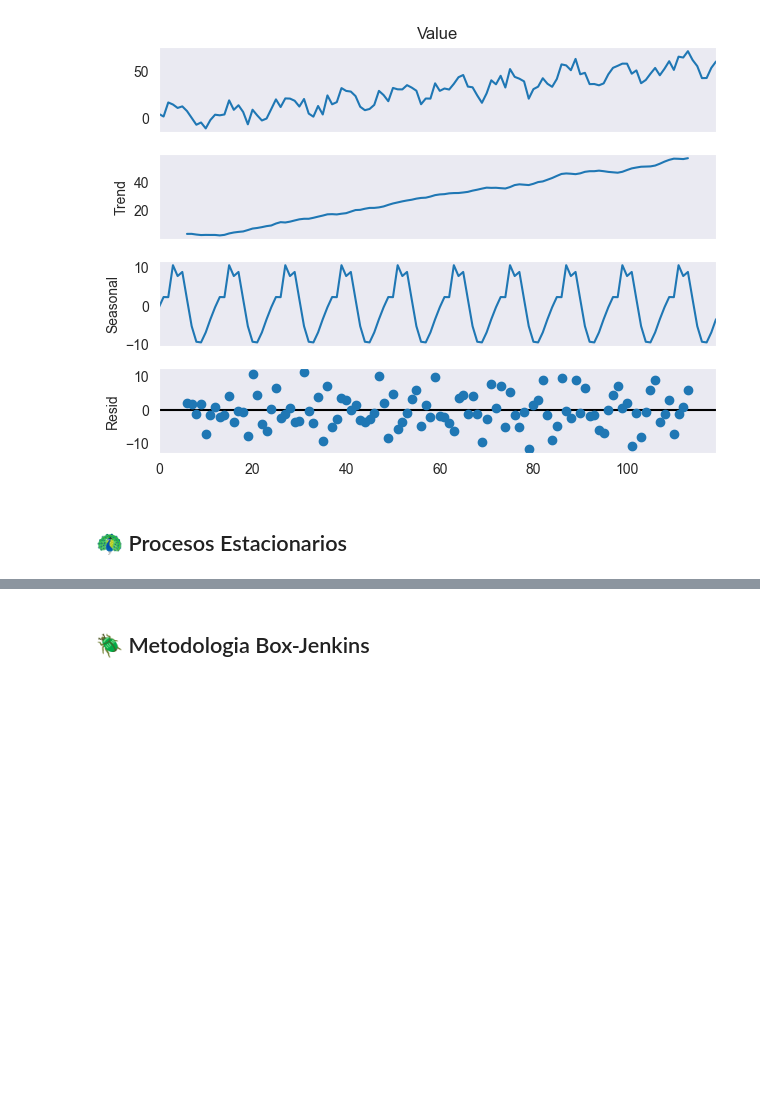
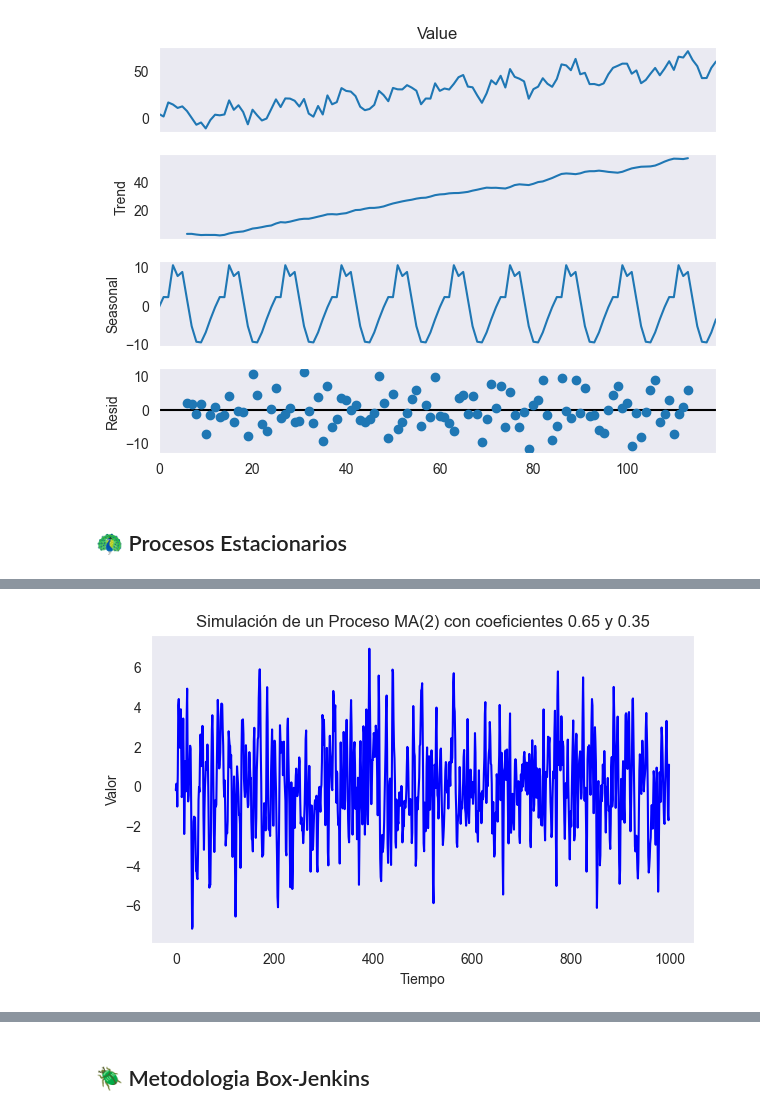
Before and after one commit to anmedinas/DS_Finance, a Jupyter notebook: clase_07/time_series.ipynb, the cells around one changed output, grey strips where cells are left out. Cells and saved outputs as stored; diff of their text form; code cells hidden in the pictures; blank space fills up the shorter version.

```diff
--- a/clase_07/time_series.ipynb
+++ b/clase_07/time_series.ipynb
@@ -400,0 +594,33 @@ plt.show()
+# %%
+# Simulacion de Procesos MA(2)
+
+from statsmodels.tsa.arima_process import ArmaProcess
+
+# Semilla Aleatoria
+np.random.seed(12345)
+
+# Cantidad de muestras a simular
+nsample = 1000
+
+# Definir Parametros para proceso AR
+arparams = np.array([1])
+maparams = np.array([0.65, 0.35])
+
+ar = np.r_[1, -arparams] # add zero-lag and negate
+ma = np.r_[1, maparams]  # add zero-lag
+
+# Crear el proceso AR(2)
+MA2_process = ArmaProcess(ar, ma)
+
+# Generar muestra de tamaño 1000
+simulated_MA2 = MA2_process.generate_sample(nsample=1000)
+
+# Visualización de la serie MA(2)
+plt.figure(figsize = (7, 4))
+plt.plot(simulated_AR2, color='blue')
+plt.title('Simulación de un Proceso MA(2) con coeficientes 0.65 y 0.35')
+plt.xlabel('Tiempo')
+plt.ylabel('Valor')
+plt.show()
+# %% [output]
+[figure, added]
```
Also changed, not shown: parts of 42 cells of this notebook, 2 other files.
